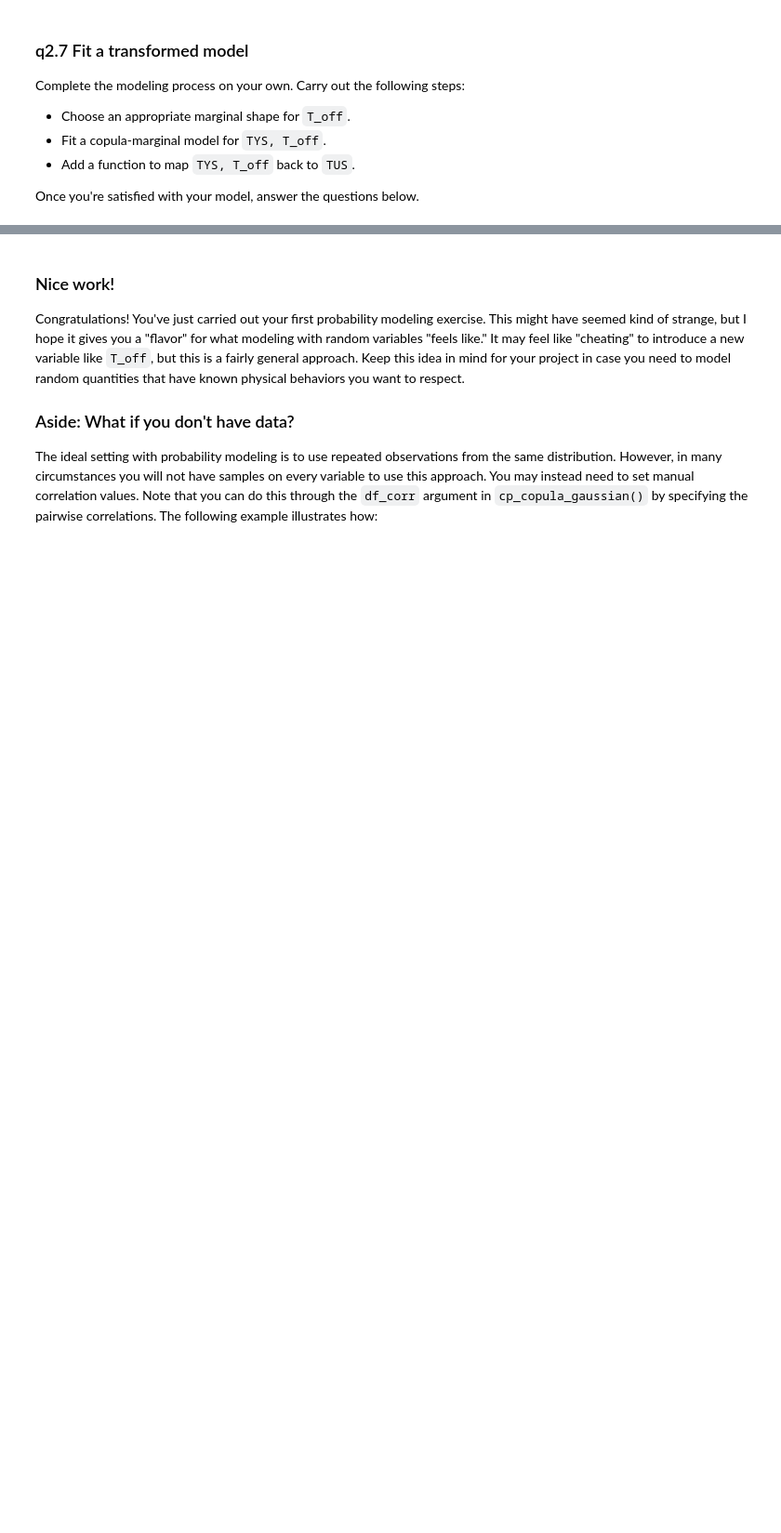
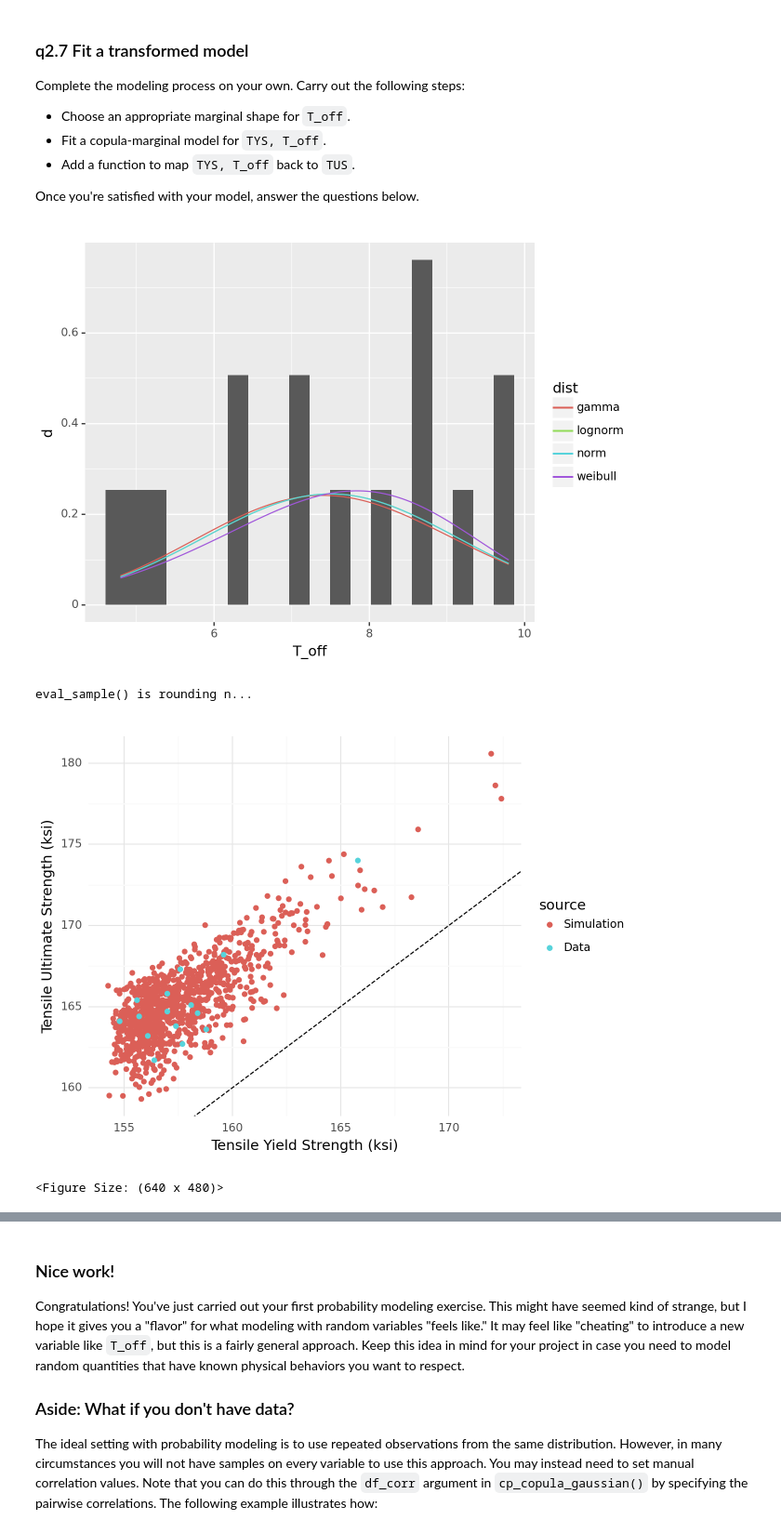
Before and after one commit to amineeva/PDO, a Jupyter notebook: assignments/nb5-pr-multivariate-assignment.ipynb, the cells around one changed output, grey strips where cells are left out. Shown at 93% size. Cells and saved outputs as stored; diff of their text form; code cells hidden in the pictures; blank space fills up the shorter version.

```diff
--- a/assignments/nb5-pr-multivariate-assignment.ipynb
+++ b/assignments/nb5-pr-multivariate-assignment.ipynb
@@ -901,34 +901,80 @@ Once you're satisfied with your model, answer the questions below.
 # TASK: Fit a copula-marginal model, and create a function to
 #       compute TUS from TYS, T_off. Answer the questions below
 ###
 
-md_strength2 = ???
+mg_norm = (gr.marg_fit("norm", df_transformed.T_off))
+mg_lognorm = (gr.marg_fit("lognorm", df_transformed.T_off))
+mg_gamma = (gr.marg_fit("gamma", df_transformed.T_off))
+mg_weibull = (gr.marg_fit("weibull_min", df_transformed.T_off))
+df_ruff_fitted = (
+    gr.df_make(T_off=np.linspace(df_transformed.T_off.min(), df_transformed.T_off.max(), num=100))
+    >> gr.tf_mutate(
+        d_norm=mg_norm.d(DF.T_off),
+        d_lognorm=mg_lognorm.d(DF.T_off),
+        d_gamma=mg_gamma.d(DF.T_off),
+        d_weibull=mg_weibull.d(DF.T_off),
+    )
+    >> gr.tf_pivot_longer(
+        columns=["d_norm", "d_lognorm", "d_gamma", "d_weibull"],
+        names_pattern=r"(d)_(\w+)",
+        names_to=[".value", "dist"],
+    )
+)
+T_off_marginal_shapes = (
+    df_ruff_fitted
+    >> gr.ggplot(gr.aes("T_off", "d"))
+    + gr.geom_histogram(data=df_transformed, mapping=gr.aes(y=gr.after_stat("density")), bins=20)
+    + gr.geom_line(gr.aes(color="dist"))
+)
+###
+print(T_off_marginal_shapes)
+# choosing weibull for T_off
+#########
+
+md_strength2 = (
+    gr.Model()
+    >> gr.cp_marginals(
+        TYS = gr.marg_fit("lognorm", df_transformed.TYS),
+        T_off = gr.marg_fit("weibull_min", df_transformed.T_off)
+    )
+    >> gr.cp_copula_gaussian(df_data=df_transformed)
+    >> gr.cp_vec_function(
+        fun=lambda df: gr.df_make(TUS = df.T_off + df.TYS),
+        var = ["T_off", "TYS"],
+        out=["TUS"]
+    )
+)
 
 
 ## NOTE: No need to edit; use this to check your work
 # Draw samples
 df_s2 = (
     md_strength2
     >> gr.ev_sample(n=1e3, df_det="nom", seed=101)
 )
 
 # Visualize
 (
     df_ruff
     >> gr.tf_mutate(source="Data")
     >> gr.ggplot(gr.aes("TYS", "TUS", color="source"))
     + gr.geom_point(
         data=df_s2
         >> gr.tf_mutate(source="Simulation"),
     )
     + gr.geom_point()
     + gr.geom_abline(slope=1, intercept=0, linetype="dashed")
     + gr.theme_minimal()
     + gr.labs(
         x="Tensile Yield Strength (ksi)",
         y="Tensile Ultimate Strength (ksi)",
     )
 )
+# %% [output]
+[figure, added]
+eval_sample() is rounding n...
+[figure, added]
+<Figure Size: (640 x 480)>
 # %% [markdown]
 *Observe*:
 
```
Also changed, not shown: parts of 1 cell of this notebook.
